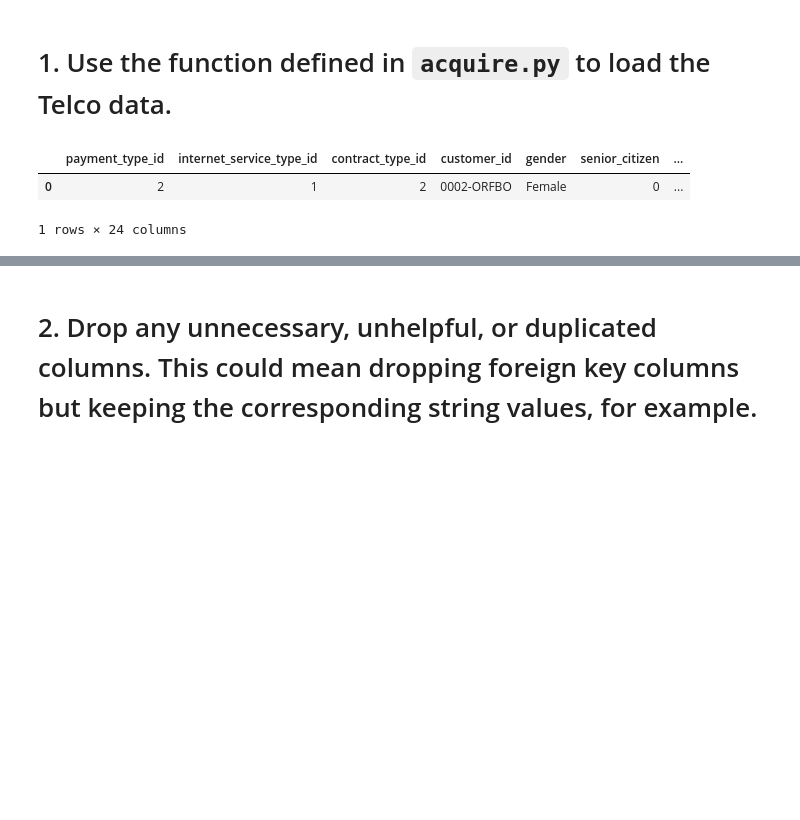
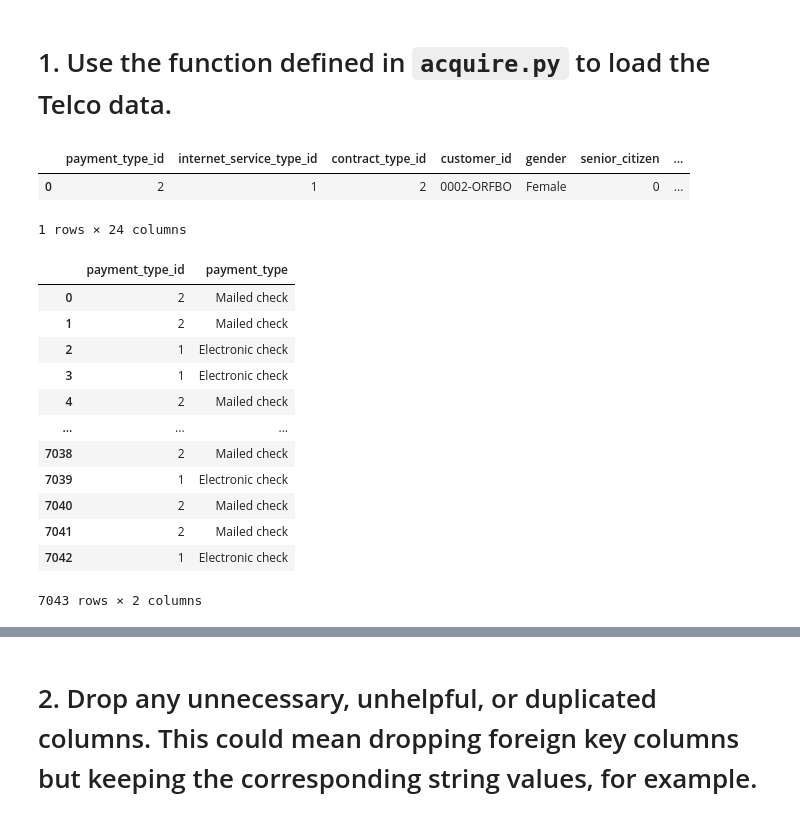
Before and after one commit to manuelparra1/classification-exercises, a Jupyter notebook: classification_exercises.ipynb, the cells around one changed output, grey strips where cells are left out. Cells and saved outputs as stored; diff of their text form; code cells hidden in the pictures; blank space fills up the shorter version.

```diff
--- a/classification_exercises.ipynb
+++ b/classification_exercises.ipynb
@@ -558,9 +607,25 @@ prep_titanic(titanic_df)
 # 1. Use the function defined in `acquire.py` to load the Telco data.
 # %%
 telco_df = acquire.get_telco_data()
-# %%
-telco_df.head(1)
-# %% [output]
-|  | payment_type_id | internet_service_type_id | contract_type_id | customer_id | gender | senior_citizen | ... |
-| 0 | 2 | 1 | 2 | 0002-ORFBO | Female | 0 | ... |
-1 rows × 24 columns
+# %%
+telco_df.head(1)
+# %% [output]
+|  | payment_type_id | internet_service_type_id | contract_type_id | customer_id | gender | senior_citizen | ... |
+| 0 | 2 | 1 | 2 | 0002-ORFBO | Female | 0 | ... |
+1 rows × 24 columns
+# %%
+telco_df[['payment_type_id','payment_type']]
+# %% [output]
+|  | payment_type_id | payment_type |
+| 0 | 2 | Mailed check |
+| 1 | 2 | Mailed check |
+| 2 | 1 | Electronic check |
+| 3 | 1 | Electronic check |
+| 4 | 2 | Mailed check |
+| ... | ... | ... |
+| 7038 | 2 | Mailed check |
+| 7039 | 1 | Electronic check |
+| 7040 | 2 | Mailed check |
+| 7041 | 2 | Mailed check |
+| 7042 | 1 | Electronic check |
+7043 rows × 2 columns
```
Also changed, not shown: parts of 95 cells of this notebook.
